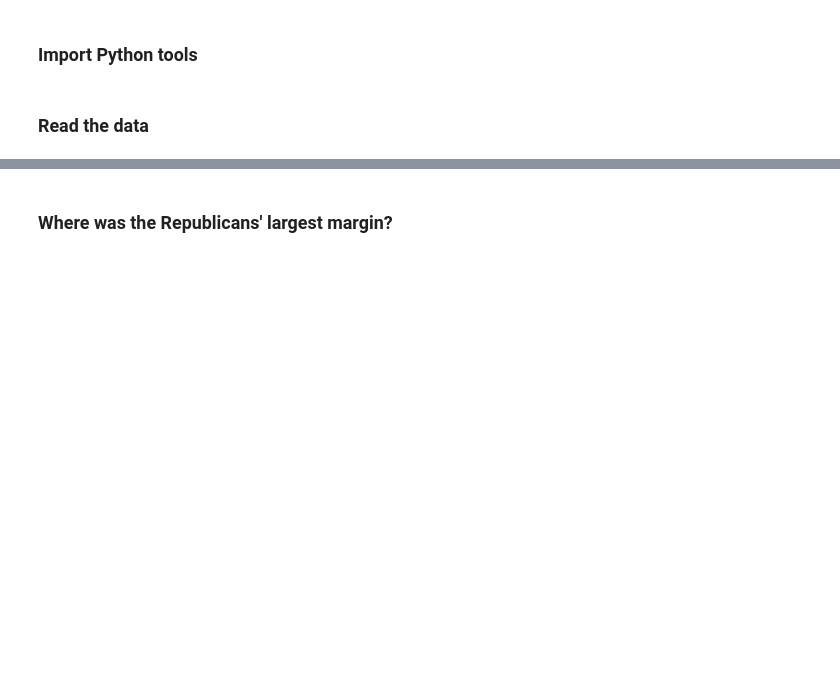
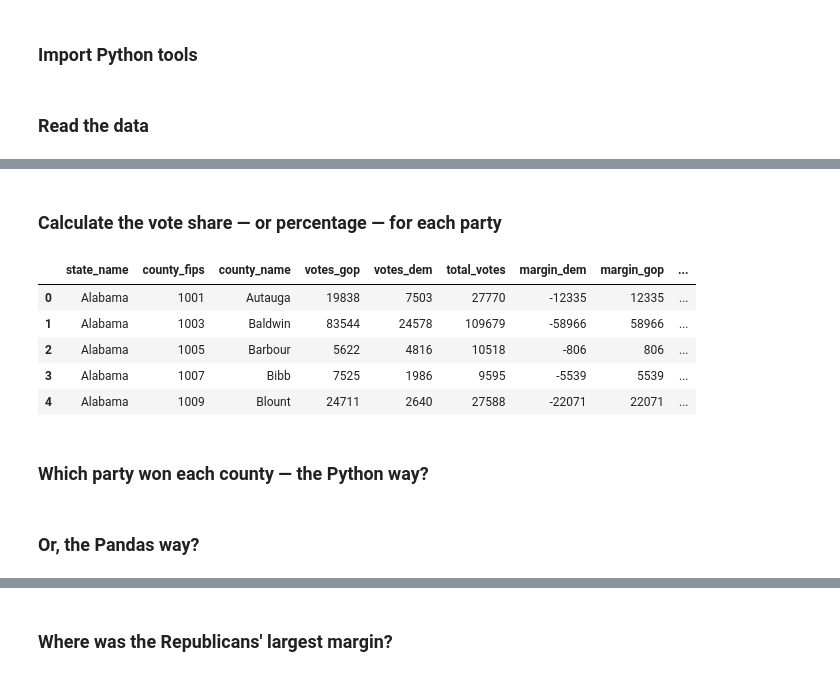
Before and after one commit to stiles/usc, a Jupyter notebook: notebooks/four.ipynb, the cells around one changed output, grey strips where cells are left out. Saved outputs shown, nothing was run; the diff lists cells and outputs as text; code cells hidden in the pictures; blank space fills up the shorter version.

```diff
--- a/notebooks/four.ipynb
+++ b/notebooks/four.ipynb
@@ -19,0 +82,2 @@ src.head()
+# %%
+df['county_name'] = df['county_name'].str.replace(' County', "", regex=False).str.replace(' Parish', "", regex=False)
@@ -19,0 +99,3 @@ src.head()
+# %%
+df['margin_dem'] = df['votes_dem'] - df['votes_gop']
+df['margin_gop'] = df['votes_gop'] - df['votes_dem']
@@ -19,0 +111,19 @@ src.head()
+# %% [markdown]
+### Calculate the vote share — or percentage — for each party
+# %%
+df['share_dem'] = round((df['votes_dem'] / df['total_votes'])*100)
+df['share_gop'] = round((df['votes_gop'] / df['total_votes'])*100)
+# %%
+df['share_dem_diff'] = df['share_dem'] - df['share_gop']
+df['share_gop_diff'] = df['share_gop'] - df['share_dem']
+# %%
+df.head()
+# %% [output]
+|  | state_name | county_fips | county_name | votes_gop | votes_dem | total_votes | margin_dem | margin_gop | ... |
+| 0 | Alabama | 1001 | Autauga | 19838 | 7503 | 27770 | -12335 | 12335 | ... |
+| 1 | Alabama | 1003 | Baldwin | 83544 | 24578 | 109679 | -58966 | 58966 | ... |
+| 2 | Alabama | 1005 | Barbour | 5622 | 4816 | 10518 | -806 | 806 | ... |
+| 3 | Alabama | 1007 | Bibb | 7525 | 1986 | 9595 | -5539 | 5539 | ... |
+| 4 | Alabama | 1009 | Blount | 24711 | 2640 | 27588 | -22071 | 22071 | ... |
+# %% [markdown]
+### Which party won each county — the Python way?
@@ -19,0 +140,2 @@ src.head()
+# %% [markdown]
+### Or, the Pandas way?
```
Also changed, not shown: parts of 62 cells of this notebook, 4 other files.
